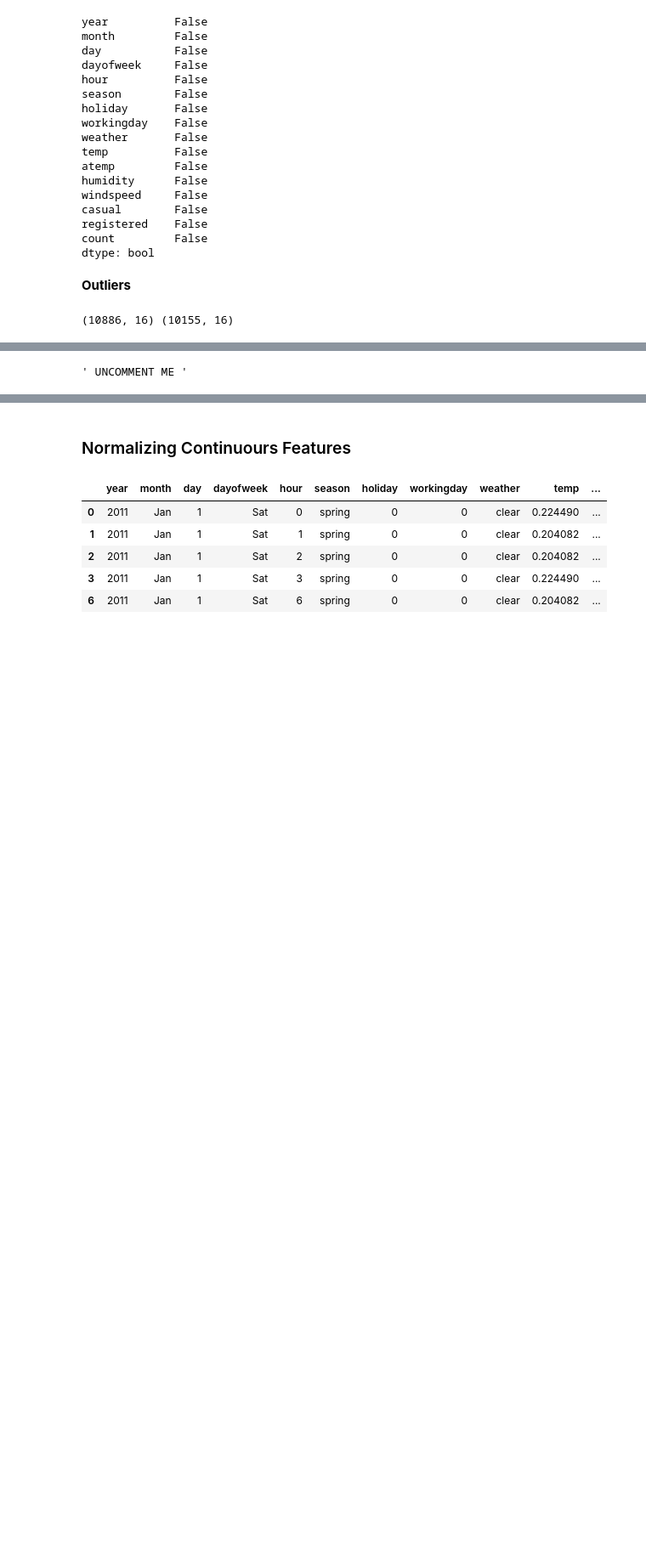
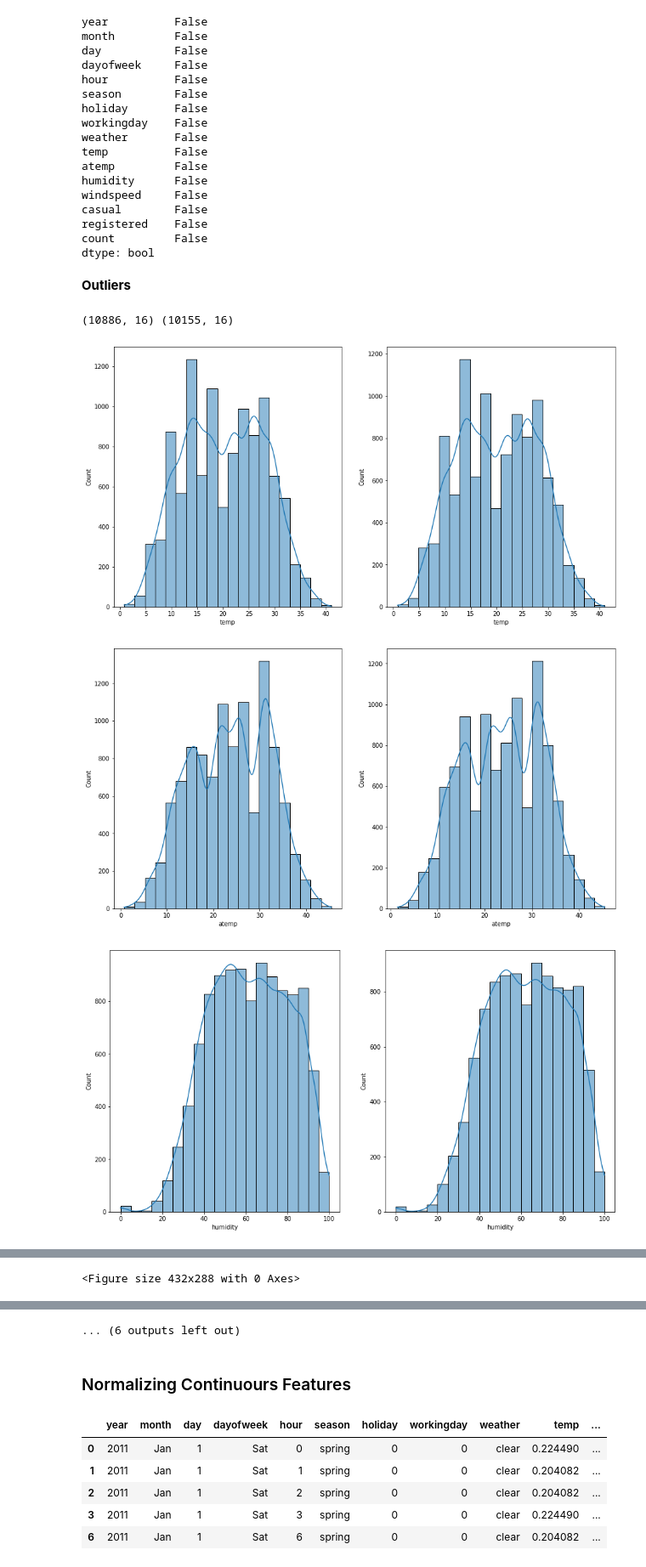
Before and after one commit to annan92419/GaState, a Jupyter notebook: grad_projects/CSC6780 - Data Science/project_main.ipynb, the cells around one changed output, grey strips where cells are left out. Shown at 85% size. Drawn from its saved outputs; the diff is of its cells as text; code cells hidden in the pictures; blank space fills up the shorter version.

```diff
--- a/grad_projects/CSC6780 - Data Science/project_main.ipynb
+++ b/grad_projects/CSC6780 - Data Science/project_main.ipynb
@@ -463,22 +463,25 @@ print(eda_df.shape, outlier_removed.shape)
 # %%
 """ UNCOMMENT ME """
 
-# # visualizing the change in distribution for the continuous columns
+# visualizing the change in distribution for the continuous columns
 
-# for feature in numcols:
-#     fig, axs = plt.subplots(nrows=1, ncols=2, figsize=(15,8))
-#     sns.histplot(data=eda_df, x=feature, bins=20, kde=True, ax=axs[0])
-#     sns.histplot(data=outlier_removed, x=feature, bins=20, kde=True, ax=axs[1])
-#     plt.show()
-# plt.clf()
+for feature in numcols:
+    fig, axs = plt.subplots(nrows=1, ncols=2, figsize=(15,8))
+    sns.histplot(data=eda_df, x=feature, bins=20, kde=True, ax=axs[0])
+    sns.histplot(data=outlier_removed, x=feature, bins=20, kde=True, ax=axs[1])
+    plt.show()
+plt.clf()
 
 
-# # visualizing the change in variation for the categorical columns
+# visualizing the change in variation for the categorical columns
 
-# for feature in cat_cols:
-#     fig, axs = plt.subplots(nrows=1, ncols=2, figsize=(15,8))
-#     sns.boxplot(data=eda_df, x=feature, y=targets[2], ax=axs[0], palette=div2+div1)
-#     sns.boxplot(data=outlier_removed, x=feature, y=targets[2], ax=axs[1], palette=div2+div1)
-#     plt.show()
-# plt.clf()
+for feature in cat_cols:
+    fig, axs = plt.subplots(nrows=1, ncols=2, figsize=(15,8))
+    sns.boxplot(data=eda_df, x=feature, y=targets[2], ax=axs[0], palette=div2+div1)
+    sns.boxplot(data=outlier_removed, x=feature, y=targets[2], ax=axs[1], palette=div2+div1)
+    plt.show()
+plt.clf()
 # %% [output]
+[figure, added]
+[figure, added]
+[figure, added]
@@ -485 +492 @@ print(eda_df.shape, outlier_removed.shape)
-' UNCOMMENT ME '
+<Figure size 432x288 with 0 Axes>
@@ -486,3 +497,4 @@ print(eda_df.shape, outlier_removed.shape)
+... (6 outputs left out)
 # %% [markdown]
 ### Normalizing Continuours Features
 # %%
```
Also changed, not shown: parts of 12 cells of this notebook, 3 other files.
